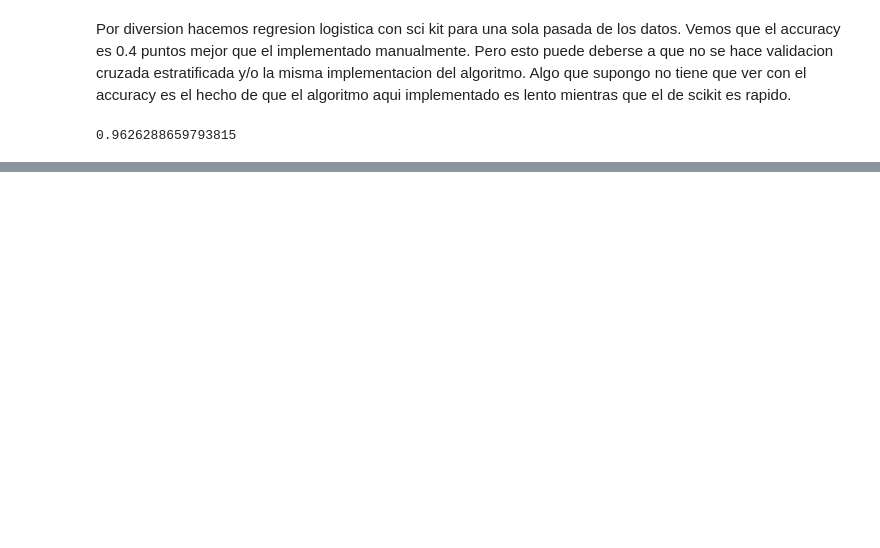
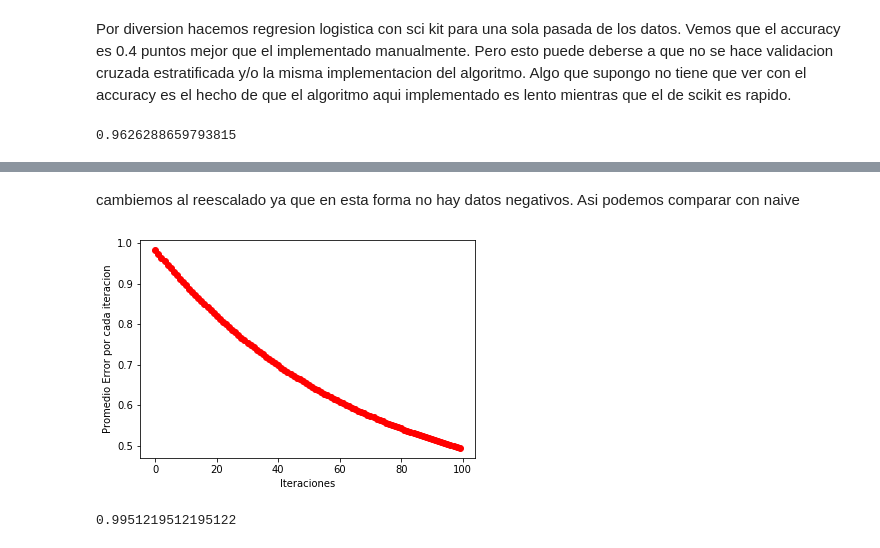
Before and after one commit to Pedri0/Aprendizaje_Maquina_Tarea3, a Jupyter notebook: Regresion_vs_Bayes.ipynb, the cells around one changed output, grey strips where cells are left out. Cells and saved outputs as stored; diff of their text form; code cells hidden in the pictures; blank space fills up the shorter version.

```diff
--- a/Regresion_vs_Bayes.ipynb
+++ b/Regresion_vs_Bayes.ipynb
@@ -676,0 +1004,2 @@ print(accuracy_score(prediccions,yValEs))
+# %% [markdown]
+cambiemos al reescalado ya que en esta forma no hay datos negativos. Asi podemos comparar con naive
@@ -676,0 +1051,16 @@ print(accuracy_score(prediccions,yValEs))
+# %%
+#dado que los datos de validacion no seran pasados por la estratificacion que por default agrega una columna
+#de unos para calcular las thetas_0. hay que agregar manuealmente estas columnas a los x de validacion
+unos = np.ones((xValiR.shape[0],1),dtype=float)
+xValiR = np.append(unos,xValiR,axis=1)
+#Definimos nuestra matriz de Thetas que seran calculadas por la validacion cruzada estratificada de 10
+#repeticiones y 5 particiones, es decir se calcularan 50 vectores thetha, dado que el vector de thetha es de 10
+#valores entonces nuestra matriz contendra 50x10 valores, Cada fila contendra las thetas encontradas
+#para cada una de las validaciones
+ThethaR = np.zeros((50,10),dtype=np.float64)
+#definimos nuestra matriz de perdida que contendra las perdidas de cada entrenamiento por
+#validacion cruzada estratificada dado que se hacen 100 repeticiones habra 100 columnas
+#y 50 filas para los 10*5 validaciones, cada fila tendra los errores calculados para cada una de las
+#100 thethas calculadas, es decir en 0,0 tendra el error para la primera validacion correspondiente al primer
+#conjunto de thethas calculada
+LossiR = np.zeros((50,100),dtype=np.float64)
@@ -676,0 +1078,13 @@ print(accuracy_score(prediccions,yValEs))
+# %%
+#Vamos a calcular la media de los ultimos errores calculados para cada iteracion
+#entonces guardaremos en una matriz de 1x50 dichos errores\
+PerdidaR = np.mean(LossiR,axis=0)
+#graficamos el error en funcion de las iteraciones usando la lista perdidas
+#definida en la forma automatica o forma funcional
+plt.figure()
+plt.plot(range(len(PerdidaR)), PerdidaR, 'ro')
+plt.ylabel('Promedio Error por cada iteracion')
+plt.xlabel('Iteraciones')
+plt.show()
+# %% [output]
+[figure, added]
@@ -676,0 +1110,5 @@ print(accuracy_score(prediccions,yValEs))
+# %%
+#imprime el accuracy score para el array de prediccion y el original
+print(accuracy_score(prediccionR,yValiR))
+# %% [output]
+0.9951219512195122
```
Also changed, not shown: parts of 51 cells of this notebook, 1 other file.
